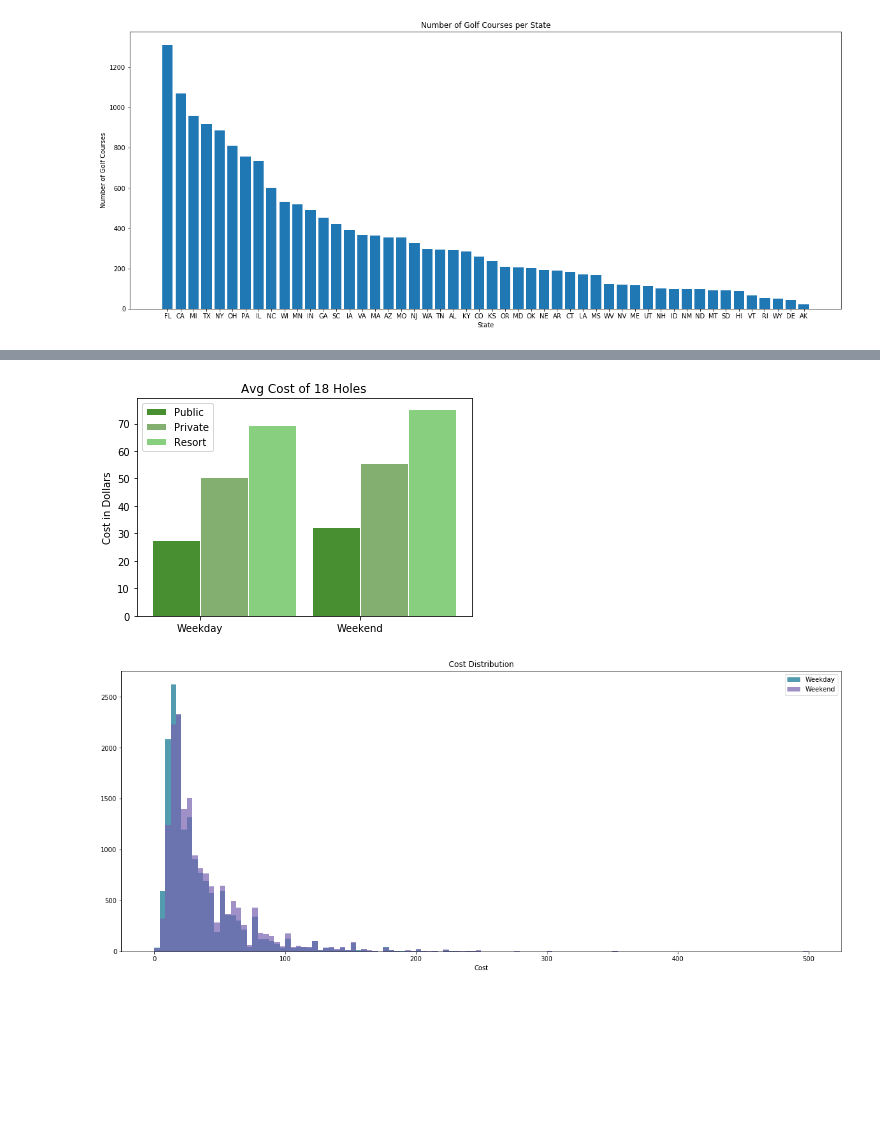
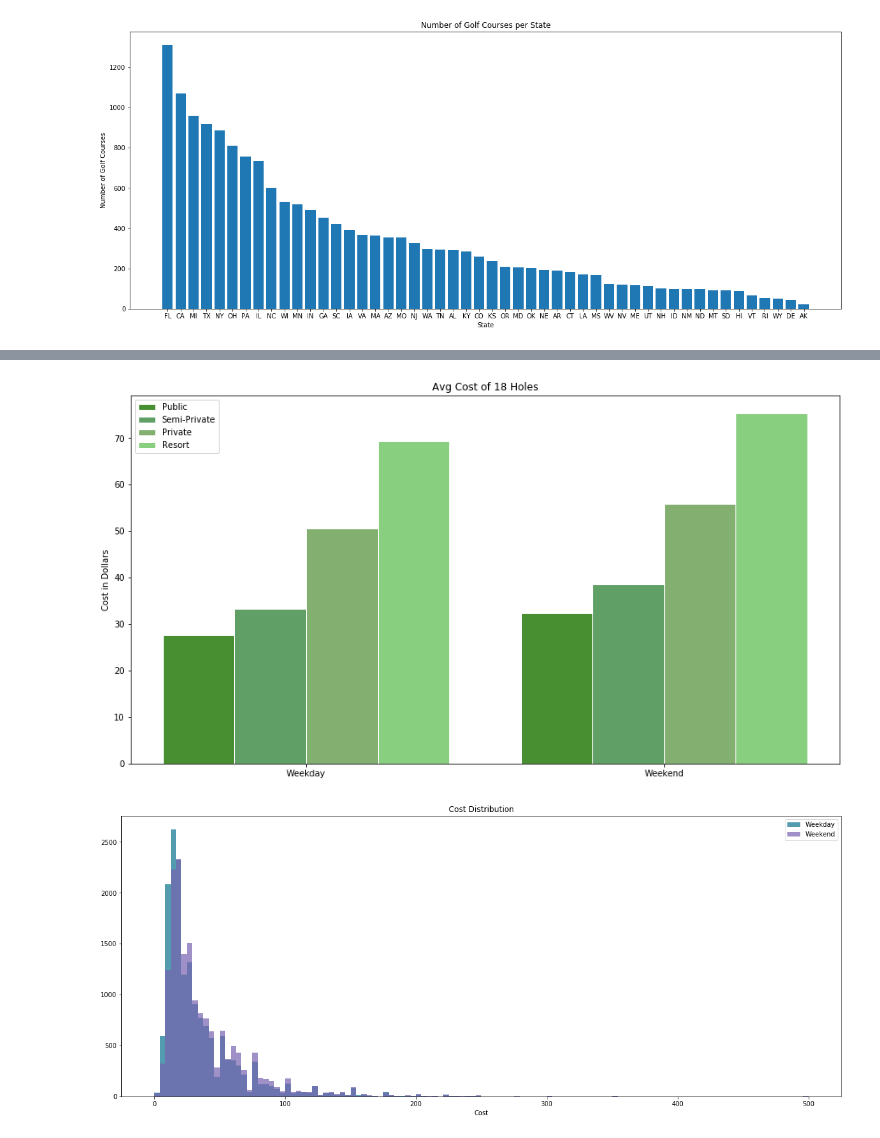
Before and after one commit to seanconeys/US_Golf_Courses, a Jupyter notebook: Golf_Courses.ipynb, the cells around one changed output, grey strips where cells are left out. Drawn from its saved outputs; the diff is of its cells as text; code cells hidden in the pictures; blank space fills up the shorter version.

```diff
--- a/Golf_Courses.ipynb
+++ b/Golf_Courses.ipynb
@@ -95,41 +129,47 @@ Loading BokehJS ...
 # %%
 private = df1[(df1['Public/Private'] == 'Private') & (df1['Holes']==18)]
 weekday_avg_pr = np.mean([float(x.strip('$')) for x in private['Fee Weekday'].dropna()])
 weekend_avg_pr = np.mean([float(x.strip('$')) for x in private['Fee Weekend'].dropna()])
+
+sprivate = df1[(df1['Public/Private'] == 'Semi-Private') & (df1['Holes']==18)]
+weekday_avg_spr = np.mean([float(x.strip('$')) for x in sprivate['Fee Weekday'].dropna()])
+weekend_avg_spr = np.mean([float(x.strip('$')) for x in sprivate['Fee Weekend'].dropna()])
 
 public = df1[(df1['Public/Private'] == 'Public')  & (df1['Holes']==18)]
 weekday_avg_pub = np.mean([float(x.strip('$')) for x in public['Fee Weekday'].dropna()])
 weekend_avg_pub = np.mean([float(x.strip('$')) for x in public['Fee Weekend'].dropna()])
 
 resort = df1[(df1['Public/Private'] == 'Resort')  & (df1['Holes']==18)]
 weekday_avg_r = np.mean([float(x.strip('$')) for x in resort['Fee Weekday'].dropna()])
 weekend_avg_r = np.mean([float(x.strip('$')) for x in resort['Fee Weekend'].dropna()])
 # set width of bar
-barWidth = 0.3
-
+barWidth = 0.2
+plt.figure(figsize =(,8))
 # set height of bar
 bars1 = [weekday_avg_pub, weekend_avg_pub]
-bars2 = [weekday_avg_pr, weekend_avg_pr]
-bars3 = [weekday_avg_r, weekend_avg_r]
-
+bars2 = [weekday_avg_spr, weekend_avg_spr]
+bars3 = [weekday_avg_pr, weekend_avg_pr]
+bars4 = [weekday_avg_r, weekend_avg_r]
 # Set position of bar on X axis
 r1 = np.arange(len(bars1))
 r2 = [x + barWidth for x in r1]
 r3 = [x + barWidth for x in r2]
+r4 = [x + barWidth for x in r3]
 # Make the plot
 plt.bar(r1, bars1, color='#488f31', width=barWidth, edgecolor='white', label='Public')
-plt.bar(r2, bars2, color='#83af70', width=barWidth, edgecolor='white', label='Private')
-plt.bar(r3, bars3, color='#88cf80', width=barWidth, edgecolor='white', label='Resort')
+plt.bar(r2, bars2, color='#609f65', width=barWidth, edgecolor='white', label='Semi-Private')
+plt.bar(r3, bars3, color='#83af70', width=barWidth, edgecolor='white', label='Private')
+plt.bar(r4, bars4, color='#88cf80', width=barWidth, edgecolor='white', label='Resort')
 # Add xticks on the middle of the group bars
 plt.ylabel('Cost in Dollars')
-plt.xticks([r  + (barWidth/2) for r in range(len(bars1))], ['Weekday', 'Weekend'])
+plt.xticks([r  + (barWidth*1.5) for r in range(len(bars1))], ['Weekday', 'Weekend'])
 
 # Create legend & Show graphic
 plt.title("Avg Cost of 18 Holes")
 plt.legend()
 plt.show()
 # %% [output]
-[figure, old version]
+[figure, new version]
 # %%
 plt.figure(figsize =(20,8))
 bin_size = 120
```
Also changed, not shown: parts of 5 cells of this notebook.
